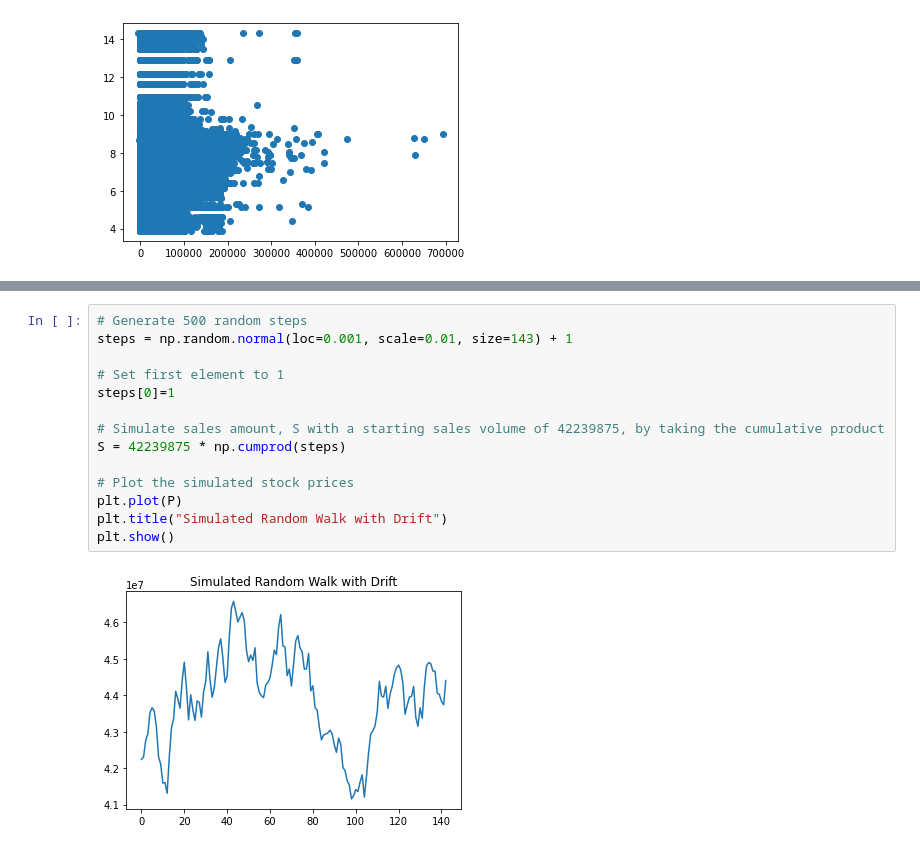
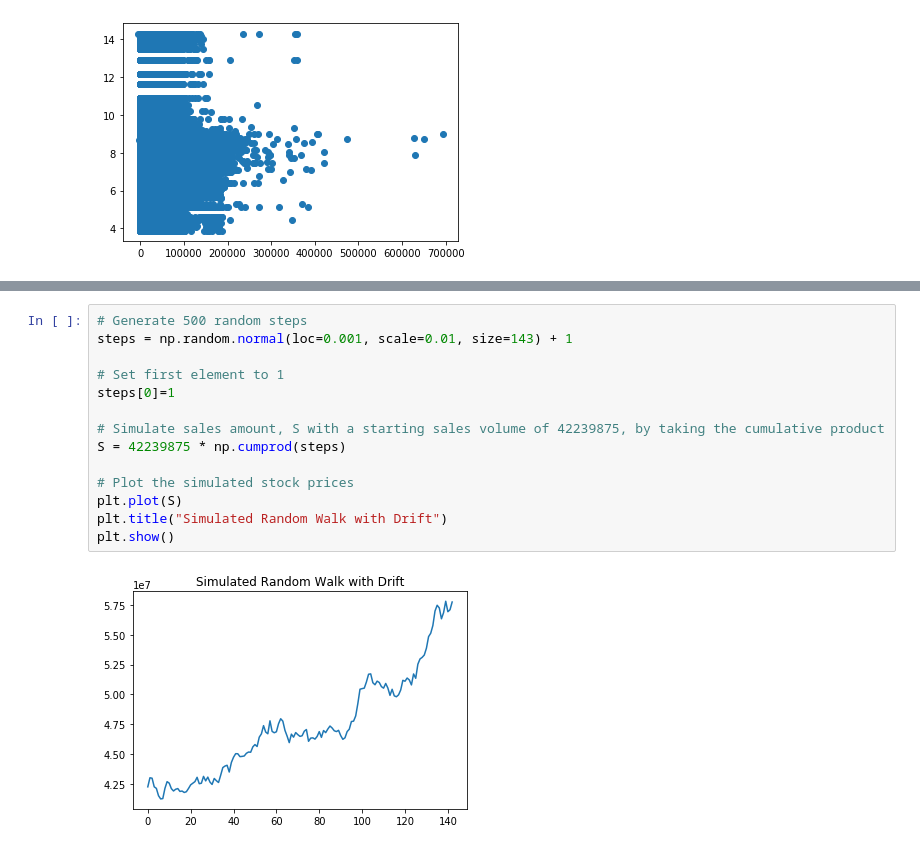
Before and after one commit to vladcherman/daip_forecasting, a Jupyter notebook: DAIP 3 Time Series Analysis.ipynb, the cells around one changed output, grey strips where cells are left out. Saved outputs shown, nothing was run; the diff lists cells and outputs as text.

```diff
--- a/DAIP 3 Time Series Analysis.ipynb
+++ b/DAIP 3 Time Series Analysis.ipynb
@@ -308,16 +301,16 @@ plt.show()
 # %%
 # Generate 500 random steps
 steps = np.random.normal(loc=0.001, scale=0.01, size=143) + 1
 
 # Set first element to 1
 steps[0]=1
 
 # Simulate sales amount, S with a starting sales volume of 42239875, by taking the cumulative product
 S = 42239875 * np.cumprod(steps)
 
 # Plot the simulated stock prices
-plt.plot(P)
+plt.plot(S)
 plt.title("Simulated Random Walk with Drift")
 plt.show()
 # %% [output]
-[figure, old version]
+[figure, new version]
```
Also changed, not shown: parts of 26 cells of this notebook.
